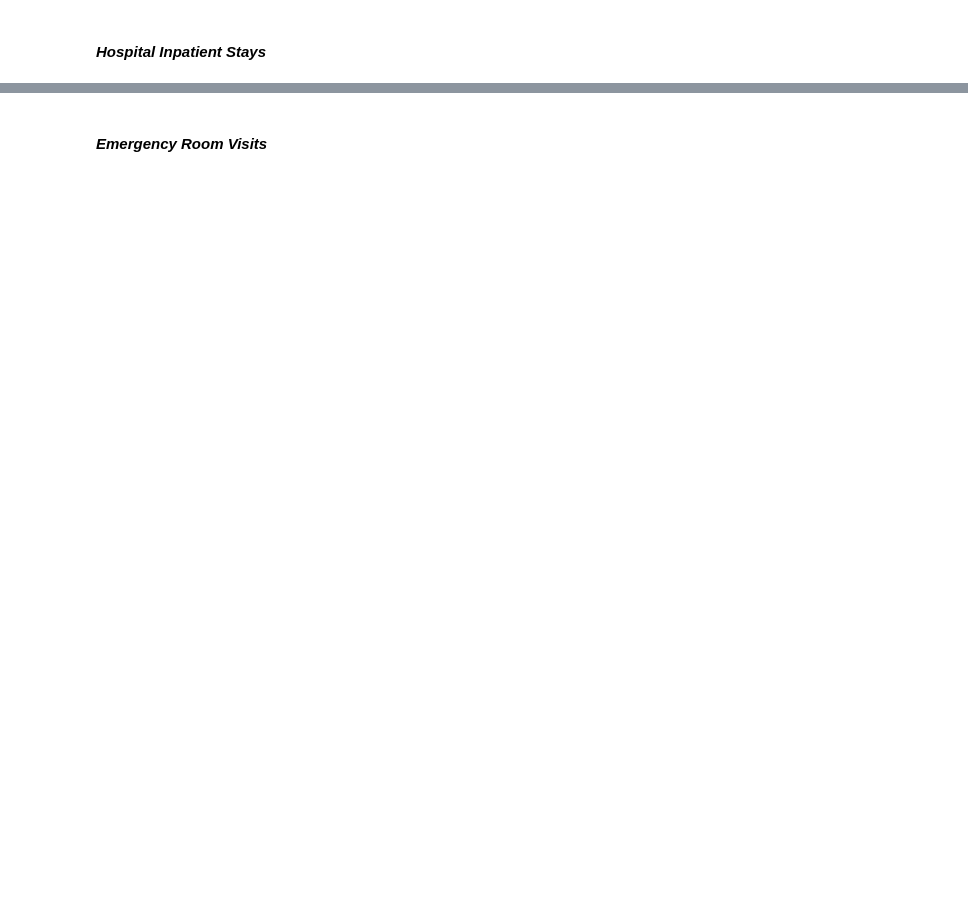
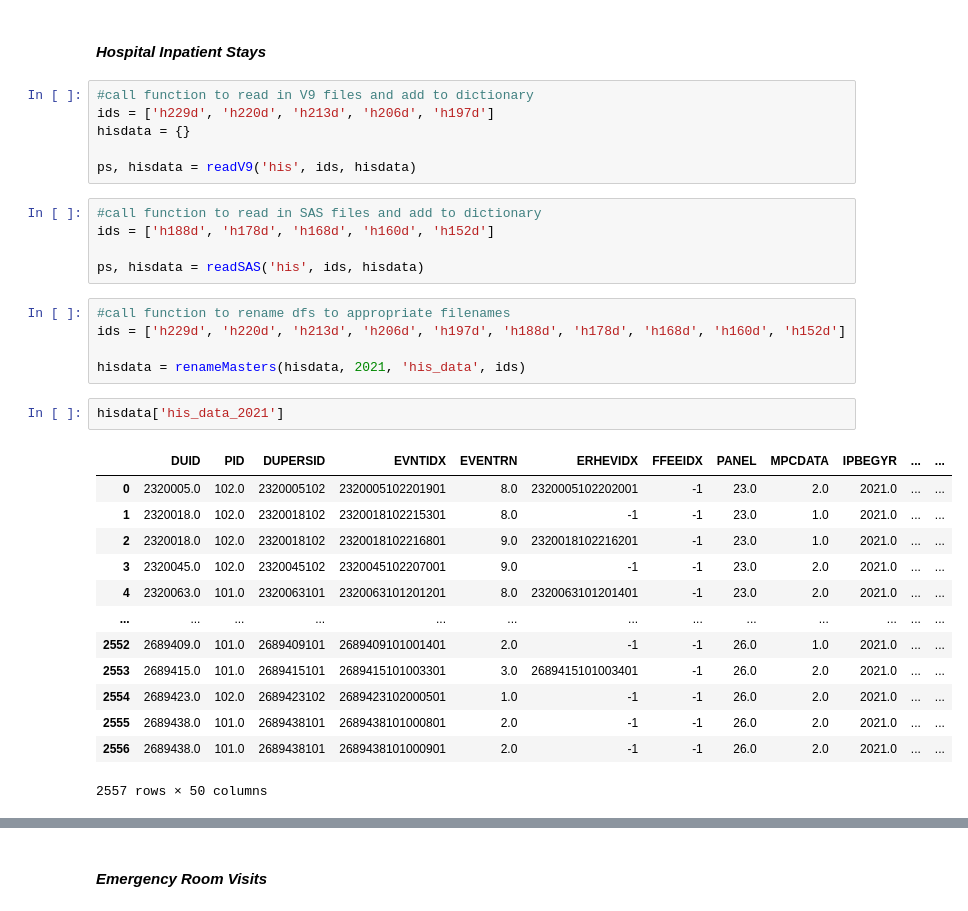
Before and after one commit to kudzuweb/capstone-MEPS-Data-Exploration, a Jupyter notebook: notebooks/cleanupcapstonedata.ipynb, the cells around one changed output, grey strips where cells are left out. Cells and saved outputs as stored; diff of their text form; blank space fills up the shorter version.

```diff
--- a/notebooks/cleanupcapstonedata.ipynb
+++ b/notebooks/cleanupcapstonedata.ipynb
@@ -85,2 +98,34 @@ dict = fpcdata
 # %% [markdown]
 #### *Hospital Inpatient Stays*
+# %%
+#call function to read in V9 files and add to dictionary
+ids = ['h229d', 'h220d', 'h213d', 'h206d', 'h197d']
+hisdata = {}
+
+ps, hisdata = readV9('his', ids, hisdata)
+# %%
+#call function to read in SAS files and add to dictionary
+ids = ['h188d', 'h178d', 'h168d', 'h160d', 'h152d']
+
+ps, hisdata = readSAS('his', ids, hisdata)
+# %%
+#call function to rename dfs to appropriate filenames
+ids = ['h229d', 'h220d', 'h213d', 'h206d', 'h197d', 'h188d', 'h178d', 'h168d', 'h160d', 'h152d']
+
+hisdata = renameMasters(hisdata, 2021, 'his_data', ids)
+# %%
+hisdata['his_data_2021']
+# %% [output]
+|  | DUID | PID | DUPERSID | EVNTIDX | EVENTRN | ERHEVIDX | FFEEIDX | PANEL | MPCDATA | IPBEGYR | ... | ... |
+| 0 | 2320005.0 | 102.0 | 2320005102 | 2320005102201901 | 8.0 | 2320005102202001 | -1 | 23.0 | 2.0 | 2021.0 | ... | ... |
+| 1 | 2320018.0 | 102.0 | 2320018102 | 2320018102215301 | 8.0 | -1 | -1 | 23.0 | 1.0 | 2021.0 | ... | ... |
+| 2 | 2320018.0 | 102.0 | 2320018102 | 2320018102216801 | 9.0 | 2320018102216201 | -1 | 23.0 | 1.0 | 2021.0 | ... | ... |
+| 3 | 2320045.0 | 102.0 | 2320045102 | 2320045102207001 | 9.0 | -1 | -1 | 23.0 | 2.0 | 2021.0 | ... | ... |
+| 4 | 2320063.0 | 101.0 | 2320063101 | 2320063101201201 | 8.0 | 2320063101201401 | -1 | 23.0 | 2.0 | 2021.0 | ... | ... |
+| ... | ... | ... | ... | ... | ... | ... | ... | ... | ... | ... | ... | ... |
+| 2552 | 2689409.0 | 101.0 | 2689409101 | 2689409101001401 | 2.0 | -1 | -1 | 26.0 | 1.0 | 2021.0 | ... | ... |
+| 2553 | 2689415.0 | 101.0 | 2689415101 | 2689415101003301 | 3.0 | 2689415101003401 | -1 | 26.0 | 2.0 | 2021.0 | ... | ... |
+| 2554 | 2689423.0 | 102.0 | 2689423102 | 2689423102000501 | 1.0 | -1 | -1 | 26.0 | 2.0 | 2021.0 | ... | ... |
+| 2555 | 2689438.0 | 101.0 | 2689438101 | 2689438101000801 | 2.0 | -1 | -1 | 26.0 | 2.0 | 2021.0 | ... | ... |
+| 2556 | 2689438.0 | 101.0 | 2689438101 | 2689438101000901 | 2.0 | -1 | -1 | 26.0 | 2.0 | 2021.0 | ... | ... |
+2557 rows × 50 columns
```
Also changed, not shown: parts of 20 cells of this notebook.
